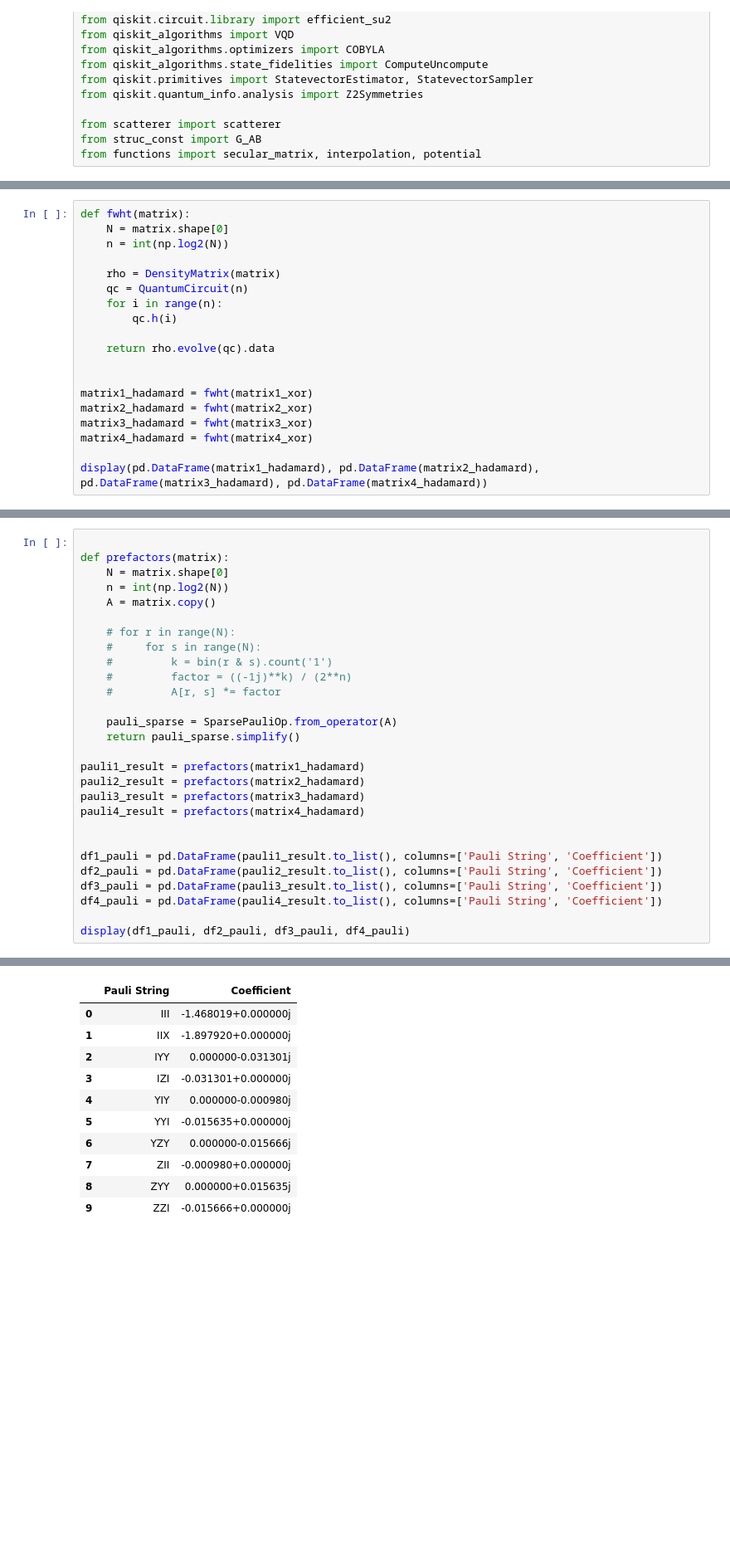
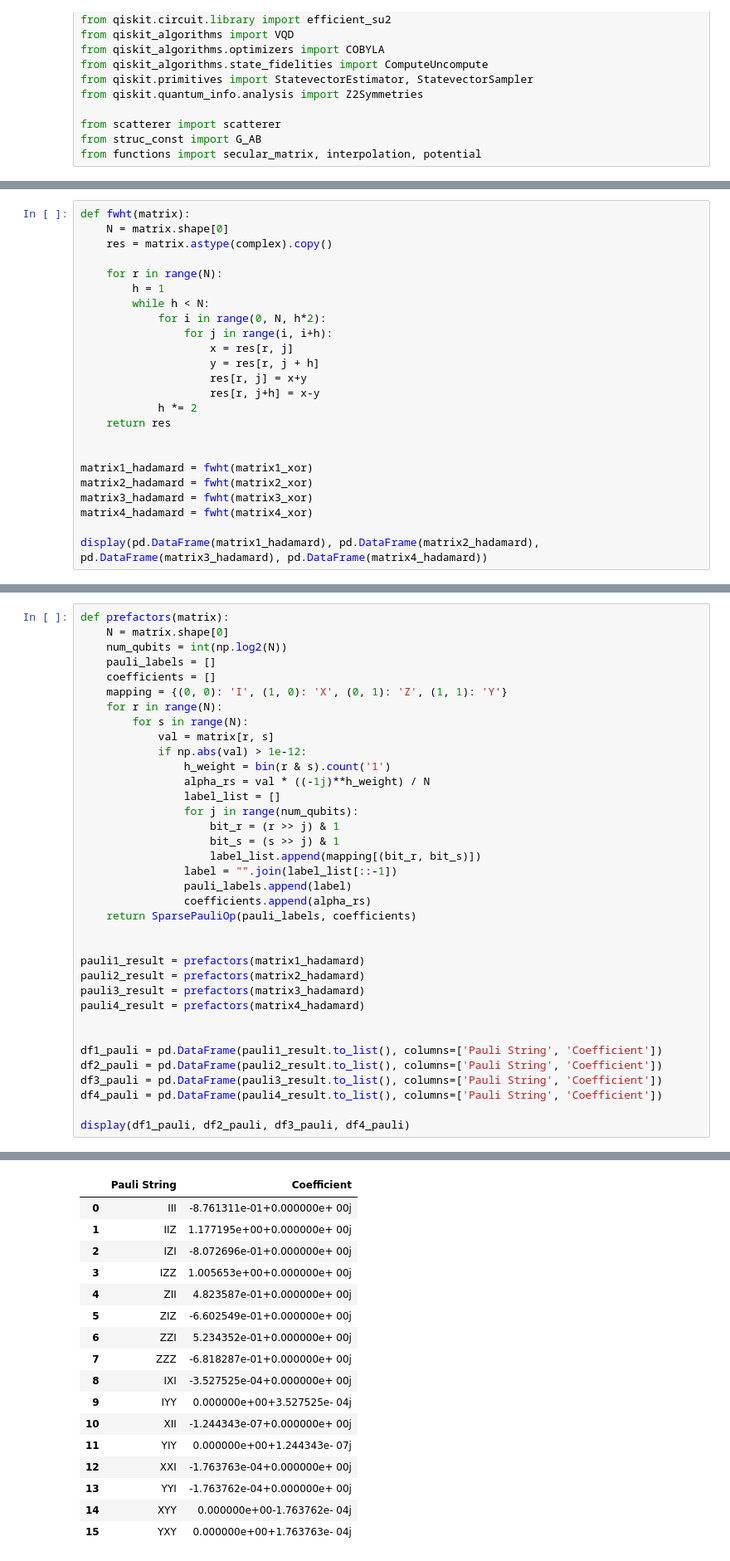
Before and after one commit to m-martyna/QuantumMST, a Jupyter notebook: n_scatterer_1D/Pauli_decomposition.ipynb, the cells around one changed output, grey strips where cells are left out. Shown at 83% size. Cells and saved outputs as stored; diff of their text form; blank space fills up the shorter version.

```diff
--- a/n_scatterer_1D/Pauli_decomposition.ipynb
+++ b/n_scatterer_1D/Pauli_decomposition.ipynb
@@ -141,14 +161,19 @@ display(df1, df2, df3, df4)
 # %%
 def fwht(matrix):
     N = matrix.shape[0]
-    n = int(np.log2(N))
+    res = matrix.astype(complex).copy()
 
-    rho = DensityMatrix(matrix)
-    qc = QuantumCircuit(n)
-    for i in range(n):
-        qc.h(i)
-
-    return rho.evolve(qc).data
+    for r in range(N):
+        h = 1
+        while h < N:
+            for i in range(0, N, h*2):
+                for j in range(i, i+h):
+                    x = res[r, j]
+                    y = res[r, j + h]
+                    res[r, j] = x+y
+                    res[r, j+h] = x-y
+            h *= 2
+    return res
 
 
 matrix1_hadamard = fwht(matrix1_xor)
@@ -189,18 +214,26 @@ display(pd.DataFrame(matrix1_hadamard), pd.DataFrame(matrix2_hadamard), pd.DataF
 # %%
-
 def prefactors(matrix):
     N = matrix.shape[0]
-    n = int(np.log2(N))
-    A = matrix.copy()
+    num_qubits = int(np.log2(N))
+    pauli_labels = []
+    coefficients = []
+    mapping = {(0, 0): 'I', (1, 0): 'X', (0, 1): 'Z', (1, 1): 'Y'}
+    for r in range(N):
+        for s in range(N):
+            val = matrix[r, s]
+            if np.abs(val) > 1e-12:
+                h_weight = bin(r & s).count('1')
+                alpha_rs = val * ((-1j)**h_weight) / N
+                label_list = []
+                for j in range(num_qubits):
+                    bit_r = (r >> j) & 1
+                    bit_s = (s >> j) & 1
+                    label_list.append(mapping[(bit_r, bit_s)])
+                label = "".join(label_list[::-1])
+                pauli_labels.append(label)
+                coefficients.append(alpha_rs)
+    return SparsePauliOp(pauli_labels, coefficients)
 
-    # for r in range(N):
-    #     for s in range(N):
-    #         k = bin(r & s).count('1')
-    #         factor = ((-1j)**k) / (2**n)
-    #         A[r, s] *= factor
-
-    pauli_sparse = SparsePauliOp.from_operator(A)
-    return pauli_sparse.simplify()
 
 pauli1_result = prefactors(matrix1_hadamard)
 pauli2_result = prefactors(matrix2_hadamard)
@@ -230,12 +265,18 @@ display(df1_pauli, df2_pauli, df3_pauli, df4_pauli)
 |  | Pauli String | Coefficient |
-| 0 | III | -1.468019+0.000000j |
-| 1 | IIX | -1.897920+0.000000j |
-| 2 | IYY | 0.000000-0.031301j |
-| 3 | IZI | -0.031301+0.000000j |
-| 4 | YIY | 0.000000-0.000980j |
-| 5 | YYI | -0.015635+0.000000j |
-| 6 | YZY | 0.000000-0.015666j |
-| 7 | ZII | -0.000980+0.000000j |
-| 8 | ZYY | 0.000000+0.015635j |
-| 9 | ZZI | -0.015666+0.000000j |
+| 0 | III | -8.761311e-01+0.000000e+ 00j |
+| 1 | IIZ | 1.177195e+00+0.000000e+ 00j |
+| 2 | IZI | -8.072696e-01+0.000000e+ 00j |
+| 3 | IZZ | 1.005653e+00+0.000000e+ 00j |
+| 4 | ZII | 4.823587e-01+0.000000e+ 00j |
+| 5 | ZIZ | -6.602549e-01+0.000000e+ 00j |
+| 6 | ZZI | 5.234352e-01+0.000000e+ 00j |
+| 7 | ZZZ | -6.818287e-01+0.000000e+ 00j |
+| 8 | IXI | -3.527525e-04+0.000000e+ 00j |
+| 9 | IYY | 0.000000e+00+3.527525e- 04j |
+| 10 | XII | -1.244343e-07+0.000000e+ 00j |
+| 11 | YIY | 0.000000e+00+1.244343e- 07j |
+| 12 | XXI | -1.763763e-04+0.000000e+ 00j |
+| 13 | YYI | -1.763762e-04+0.000000e+ 00j |
+| 14 | XYY | 0.000000e+00-1.763762e- 04j |
+| 15 | YXY | 0.000000e+00+1.763763e- 04j |
 |  | Pauli String | Coefficient |
```
Also changed, not shown: parts of 10 cells of this notebook, 5 other files.
